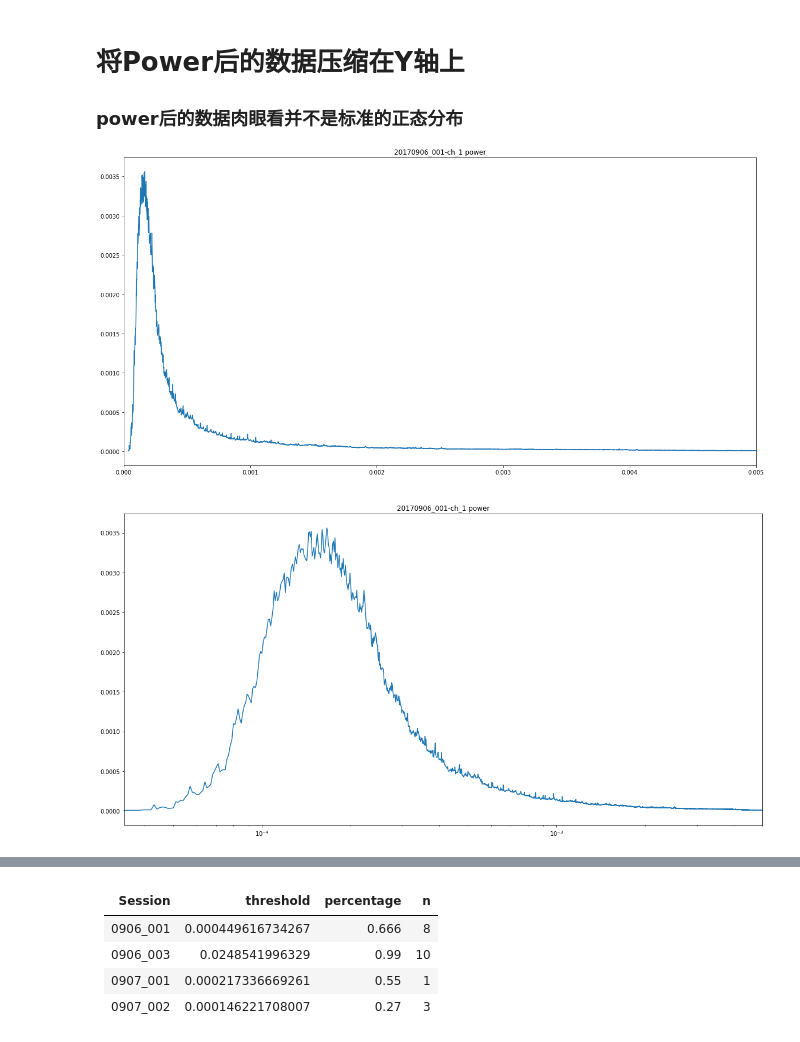
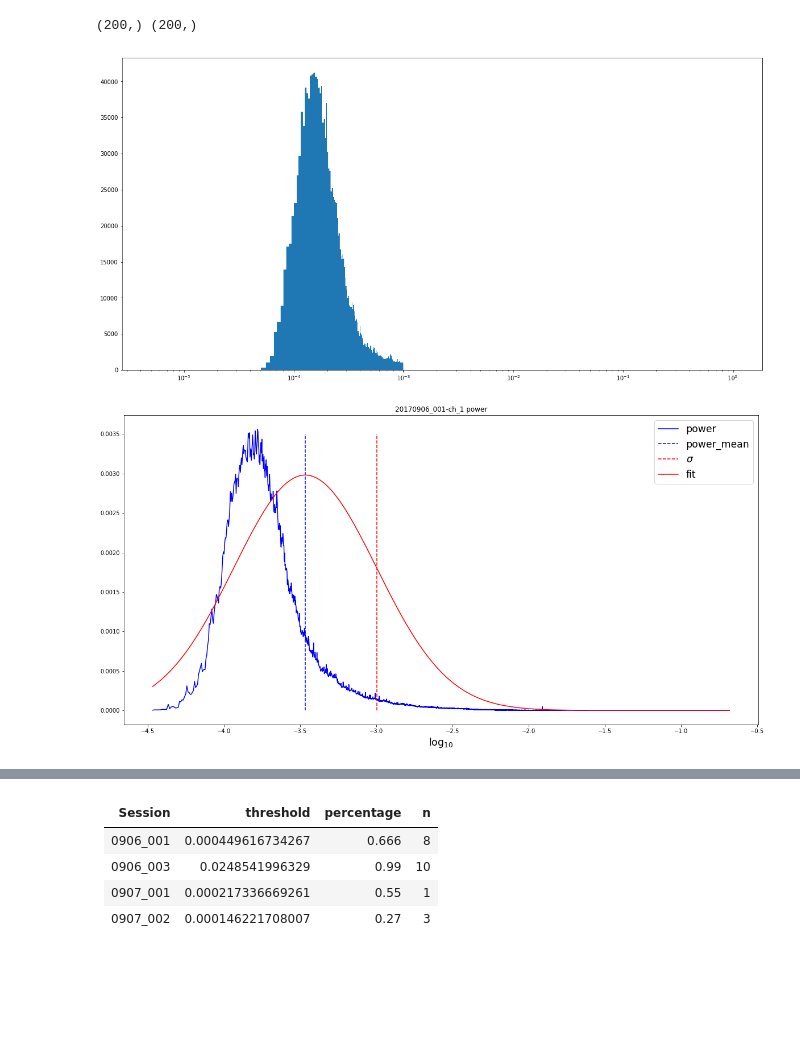
Before and after one commit to ZaneMuir/Lime, a Jupyter notebook: demo/demo_data_distribution.ipynb, the cells around one changed output, grey strips where cells are left out. Drawn from its saved outputs; the diff is of its cells as text; code cells hidden in the pictures; blank space fills up the shorter version.

```diff
--- a/demo/demo_data_distribution.ipynb
+++ b/demo/demo_data_distribution.ipynb
@@ -10,12 +41,13 @@ import scipy.stats as stats
 data_set = xxx.getData()
 #data_set: list([sessionName, chName, DataFrame(['time','raw','power'])])
 # %%
-def countWithRange(target, countRange=None, name='power'):
+def countWithRange(target, countRange=None, name='power',transformation=np.log10):
     if countRange is None:
         target_data = target[name].values
     else:
         target_data = target[name].values[countRange[0]:countRange[1]]
-    utarget,uind=np.unique(target_data,return_inverse=True)
+    #print(target[target.power <0])
+    utarget,uind=np.unique(transformation(target_data),return_inverse=True)
     target_count=np.bincount(uind)
     auc = target_count.sum()
 
@@ -42,6 +74,5 @@ for sessionName, chName, dataSheet in data_set:
     plt.xlim(-0.5,0.5)
     plt.show()
     plt.close()
-    break
 # %% [output]
 [figure]
@@ -53,5 +82,5 @@ raw data肉眼看可以说是一种正态分布的模式，因而用标准差来
 # %%
-'''plt.figure(figsize=(20,10))
+plt.figure(figsize=(20,10))
 for sessionName, chName, dataSheet in data_set:
     uData, dataCount, auc = countWithRange(dataSheet)
 
@@ -60,7 +89,7 @@ for sessionName, chName, dataSheet in data_set:
     plt.legend()
     plt.xlim(0,0.001)
 plt.show()
-plt.close()'''
+plt.close()
 
 for sessionName, chName, dataSheet in data_set:
     if chName == 0:
@@ -73,5 +102,4 @@ for sessionName, chName, dataSheet in data_set:
     plt.xlim(0,dataCount[-1]*0.005)
     plt.show()
     plt.close()
-    break
 # %% [output]
@@ -79,26 +111,64 @@ for sessionName, chName, dataSheet in data_set:
-# %% [markdown]
-# 将Power后的数据压缩在Y轴上
-### power后的数据肉眼看并不是标准的正态分布
-![](embedded-picture-1)
 # %%
 for sessionName, chName, dataSheet in data_set:
     if chName == 0:
         continue
     uData, dataCount, auc = countWithRange(dataSheet)
-    logData = np.log10(dataSheet['power'].values)
+    power_data = dataSheet[(dataSheet.power<0.008)]['power'].values[:2000000]
+    logData = np.log10(power_data)
+    #print('logData shape as', logData.shape)
     #stats.lognorm._fitstart(dataCount/auc)
-    param = stats.norm.fit(logData) #
+    param = stats.norm.fit(logData)
+    man_param = stats.norm.fit(logData, floc=-3.8) #
+    #param = stats.lognorm.fit(logData, 1)
+    #print(param)
     #param = (0.73882778230976731, 3.8083454031158476e-05, 0.000161582113658737) #shape(sigma), loc, scale(mu)
     #pdf_fitted = stats.lognorm.pdf(uData, param[0], loc=param[1], scale=param[2])
     pdf_fitted = stats.norm.pdf(uData, loc=param[0], scale=param[1])
+    pdf_man_fitted = stats.norm.pdf(uData, loc=man_param[0], scale=man_param[1])
+
+    #reconstruction
+    plt.figure(figsize=(20,10))
+    ax = plt.subplot(111)
+    ax.hist(power_data,bins=np.linspace(0,0.001,200))
+    ax.set_xscale("log")
+
+    #lshape,lloc,lscale = stats.lognorm.fit(power_data)
+    lshape,lloc,lscale = 1.28575584853, 5.29393914775e-05, 0.000254761086019
+    #print(lshape,lloc,lscale)
+    x = np.logspace(0, 0.001, 200)
+    pdf = stats.lognorm.pdf(x, lshape, lloc, lscale)
+    print(x.shape, pdf.shape)
+    ax.plot(x, pdf,'r')
+
+    plt.show()
+    plt.close()
+
 
     plt.figure(figsize=(20,10))
-    plt.semilogx(uData, dataCount/auc)
-    #plt.plot(uData, pdf_fitted)
+    plt.plot(uData, dataCount/auc, label='power',c='b')
+
+    mu = logData.mean()
+    #print(mu)
+    plt.plot([mu,mu],[0,0.0035],'b--',label='power_mean')
+
+    on_thresh = (param[0]+param[1])
+    man_on_thresh = (man_param[0]+man_param[1])
+
+    plt.plot([on_thresh, on_thresh],[0,0.0035], 'r--', label='$\sigma$')
+    #plt.plot([man_on_thresh, man_on_thresh],[0,0.0035], 'g--', label='$\sigma_2$')
+    #plt.plot([param[2],param[2]],[0,0.0035])
+
+    plt.plot(uData, pdf_fitted*0.0035, label='fit',c='r')
+    #plt.plot(uData, pdf_man_fitted*0.0035, 'g--', label='fit2')
+
     plt.title('%s-ch_%d power'%(sessionName, chName))
-    plt.xlim(0,dataCount[-1]*0.005)
+    plt.xlabel('$\log_{10}$', fontsize='xx-large')
+    plt.legend(fontsize='xx-large')
+    #plt.xlim(0,uData[-1]*0.01)
     plt.show()
     plt.close()
-    break;
+    break
 # %% [output]
+(200,) (200,)
-[figure, old version]
+[figure, new version]
+[figure, added]
```
Also changed, not shown: parts of 16 cells of this notebook, 2 other files.
